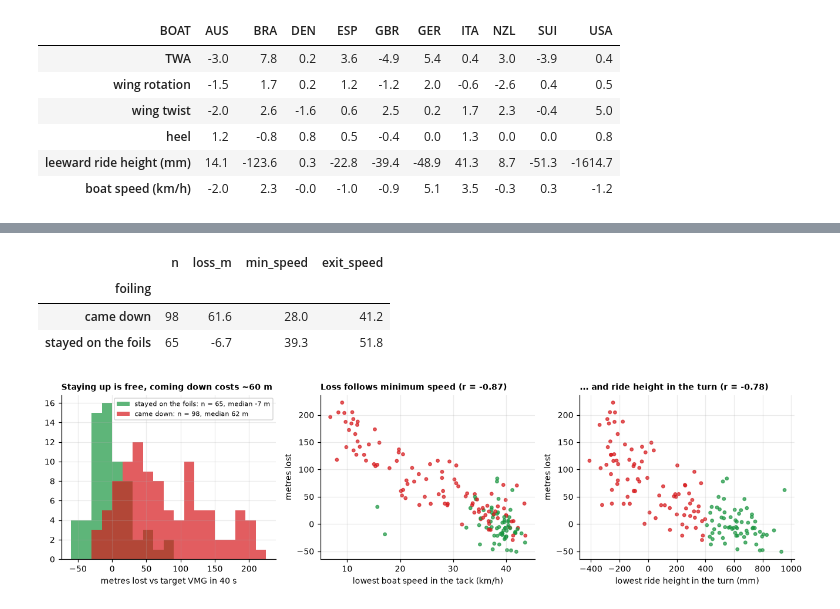
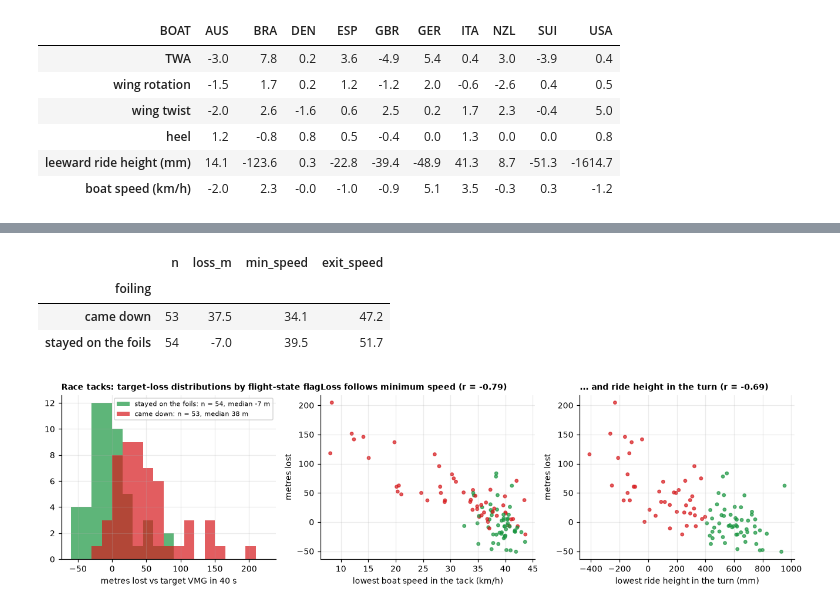
Before and after one commit to joostvink/SGP_Data_Challenge, a Jupyter notebook: main.ipynb, the cells around one changed output, grey strips where cells are left out. Drawn from its saved outputs; the diff is of its cells as text; code cells hidden in the pictures.

```diff
--- a/main.ipynb
+++ b/main.ipynb
@@ -245,7 +254,7 @@ for k in range(1, 8):
 ax.set_ylim(-25, 102)
 ax.set_xlabel("seconds after the start")
 ax.set_ylabel("km/h")
-ax.set_title("VMC is about 90 % of the speed on the reaches and 70 % on the beats")
+ax.set_title("AUS race 5: speed over ground and target-directed VMC")
 ax.legend(fontsize=7, loc="lower right")
 plt.tight_layout()
 
@@ -467,6 +498,6 @@ plots.label_lines(ax, dtl_race.set_axis(t))
 ax.set_xlim(0, t.max() * 1.06)
 ax.set_xlabel("seconds after the start")
 ax.set_ylabel("distance to leader (m)")
-ax.set_title("Race 5: Australia leads from the start; Britain is ahead for two minutes on the first run and loses it on the second beat")
+ax.set_title("Race 5: course-ladder gaps, retaining completed boats")
 plt.tight_layout()
 # %% [output]
@@ -552,6 +586,8 @@ fig, axes = plt.subplots(1, 2, figsize=(12, 4.4))
 for ax, leg, title in [(axes[0], 3, "Leg 3 (beat): one tack from LG2, two from LG1"), (axes[1], 4, "Leg 4 (run): one gybe whichever marks you pick")]:
     plots.plot_course(ax, course)
     for i, (_, r) in enumerate(mm[mm["leg"] == leg].iterrows()):
+        if r["path"] is None:
+            continue
         ax.plot(r["path"][:, 0], r["path"][:, 1], lw=1.4, color=plt.cm.tab10(i), label=f"{r['from']} to {r['to']}: {r['manoeuvres']}")
     ax.annotate("", xy=(-560, 330), xytext=(-560 + 150 * np.sin(np.radians(twd5)), 330 + 150 * np.cos(np.radians(twd5))), arrowprops=dict(arrowstyle="-|>", color="#2b9fd9", lw=2))
     ax.text(-560, 260, "wind", color="#2b9fd9", fontsize=8, ha="center")
@@ -680,31 +718,33 @@ every row covers a fixed 40 s window (`theoretical_distance` is exactly `theoret
 # %%
-tacks = man[(man["type"] == "tack") & (man["entry_twa"] < 65) & (man["exit_twa"] < 75)].copy()
+all_tacks = man[(man["type"] == "tack") & (man["entry_twa"] < 65) & (man["exit_twa"] < 75)].copy()
+all_tacks["prestart"] = (all_tacks["leg"] == 0).astype(int)
+tacks = all_tacks[all_tacks["leg"] > 0].copy()
 for c in ("drop_time", "unstow_time"):
     tacks[c] = tacks[c + "_P"].fillna(tacks[c + "_S"])           # the board that was dropped
 tacks["prestart"] = (tacks["leg"] == 0).astype(int)
 tacks["foiling"] = tacks["flying"].map({1: "stayed on the foils", 0: "came down"})
 y = tacks["loss_vs_targ_vmg"]
 
 fig, axes = plt.subplots(1, 3, figsize=(12, 3.4))
 ax = axes[0]
 bins = np.arange(-60, 240, 15)
 for label, colour in [("stayed on the foils", "#1a9641"), ("came down", "#d7191c")]:
     part = y[tacks["foiling"] == label]
     ax.hist(part, bins=bins, alpha=0.7, color=colour, label=f"{label}: n = {len(part)}, median {part.median():.0f} m")
 ax.set_xlabel("metres lost vs target VMG in 40 s")
-ax.set_title("Staying up is free, coming down costs ~60 m", fontsize=9)
+ax.set_title("Race tacks: target-loss distributions by flight-state flag", fontsize=9)
 ax.legend(fontsize=7)
 for ax, col, label in [(axes[1], "min_bsp", "lowest boat speed in the tack (km/h)"), (axes[2], "turn_min_rh", "lowest ride height in the turn (mm)")]:
     ax.scatter(tacks[col], y, c=tacks["flying"].map({1: "#1a9641", 0: "#d7191c"}), s=12, alpha=0.7)
     ax.set_xlabel(label)
     ax.set_ylabel("metres lost")
 axes[1].set_title(f"Loss follows minimum speed (r = {y.corr(tacks['min_bsp']):.2f})", fontsize=9)
 axes[2].set_title(f"... and ride height in the turn (r = {y.corr(tacks['turn_min_rh']):.2f})", fontsize=9)
 plt.tight_layout()
 tacks.groupby("foiling").agg(n=("flying", "size"), loss_m=("loss_vs_targ_vmg", "median"), min_speed=("min_bsp", "median"), exit_speed=("exit_bsp", "median")).round(1)
 # %% [output]
 |  | n | loss_m | min_speed | exit_speed |
 | foiling |  |  |  |  |
-| came down | 98 | 61.6 | 28.0 | 41.2 |
-| stayed on the foils | 65 | -6.7 | 39.3 | 51.8 |
+| came down | 53 | 37.5 | 34.1 | 47.2 |
+| stayed on the foils | 54 | -7.0 | 39.5 | 51.7 |
-[figure, old version]
+[figure, new version]
```
Also changed, not shown: parts of 63 cells of this notebook, 10 other files.
